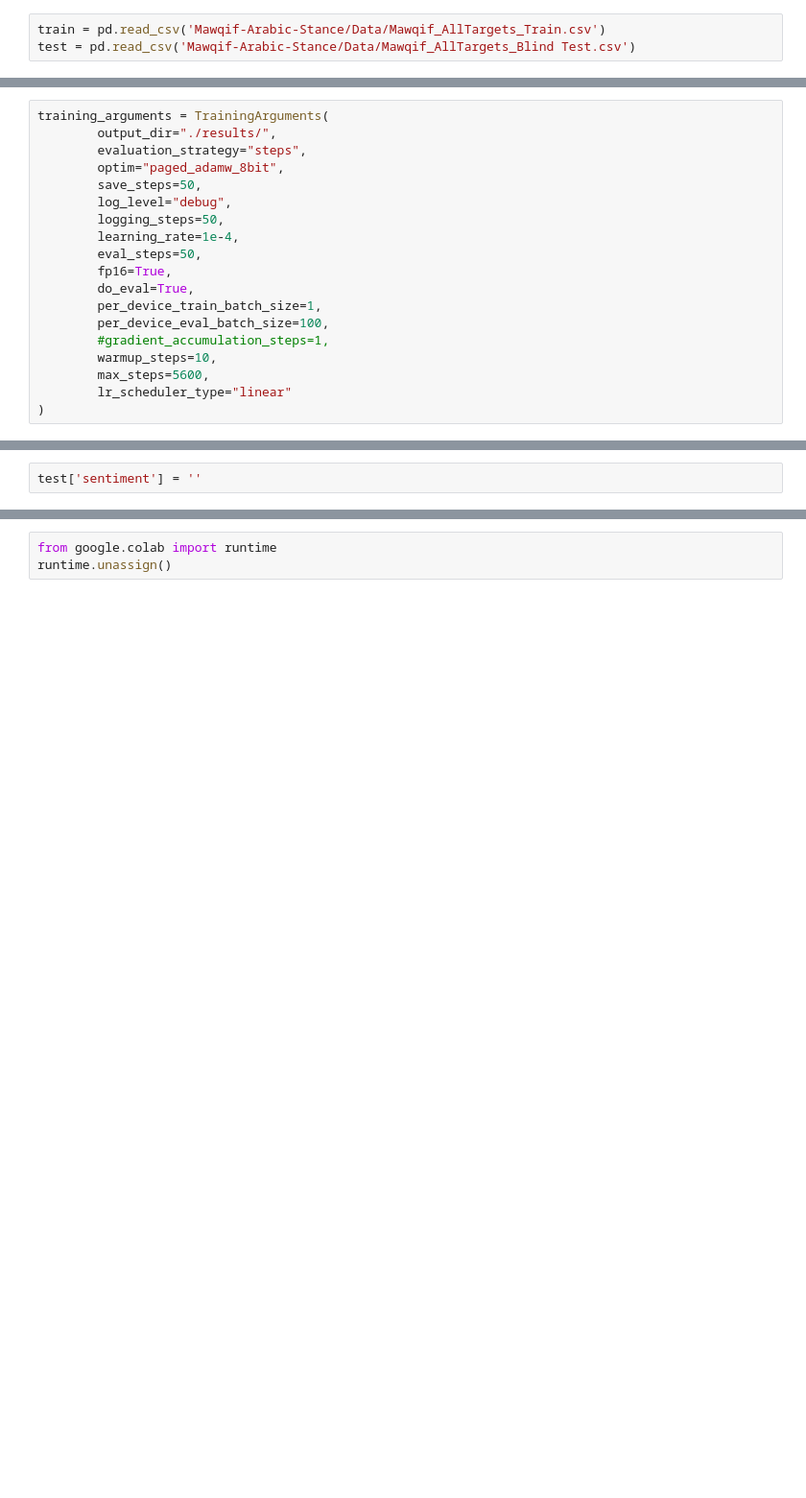
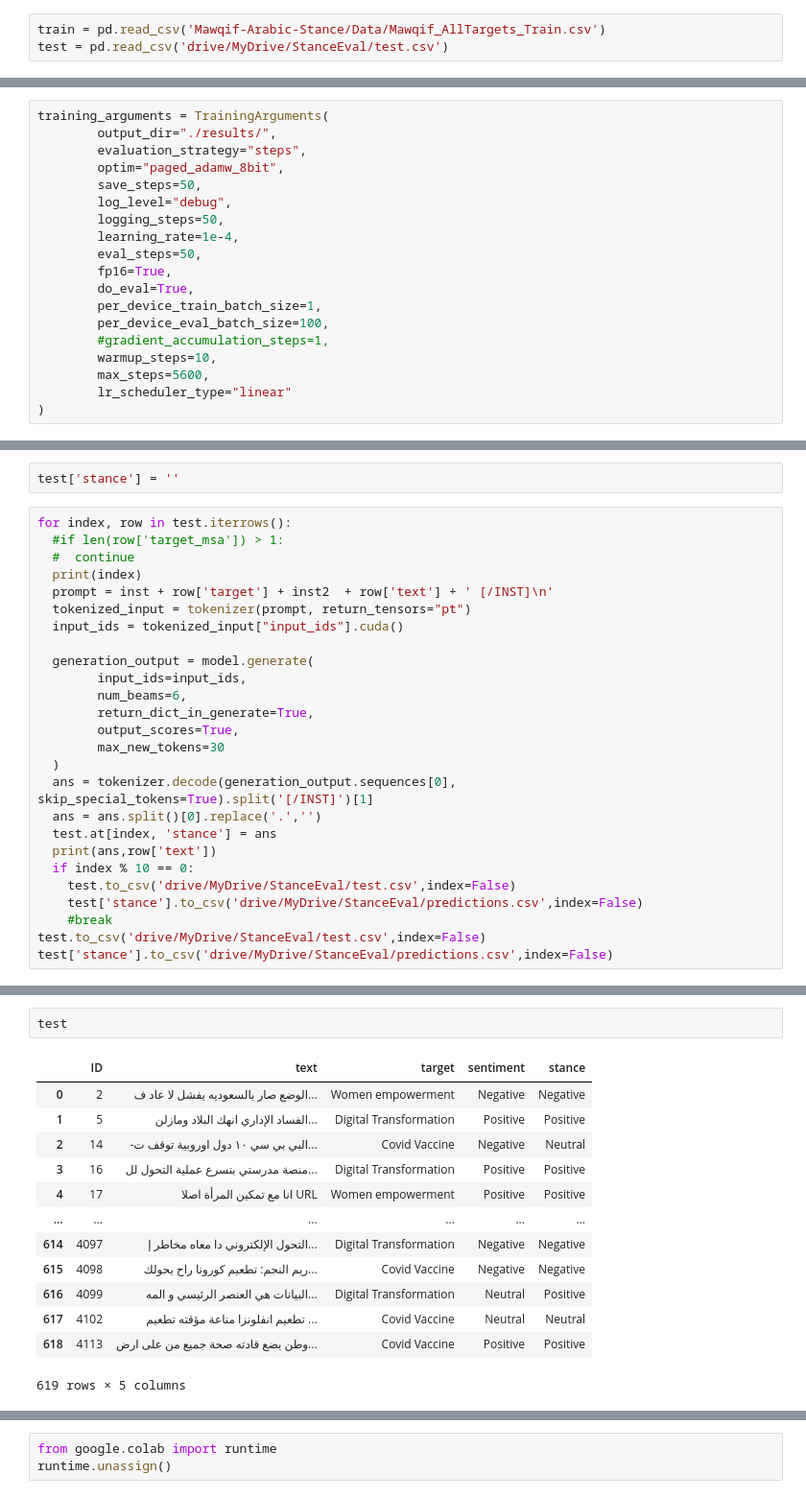
Before and after one commit to MichaelIbrahim-GaTech/StanceEval2024, a Jupyter notebook: StanceEval.ipynb, the cells around one changed output, grey strips where cells are left out. Shown at 96% size. Drawn from its saved outputs; the diff is of its cells as text; blank space fills up the shorter version.

```diff
--- a/StanceEval.ipynb
+++ b/StanceEval.ipynb
@@ -51,7 +57,7 @@ from trl import SFTTrainer
 import torch
 # %%
 train = pd.read_csv('Mawqif-Arabic-Stance/Data/Mawqif_AllTargets_Train.csv')
-test = pd.read_csv('Mawqif-Arabic-Stance/Data/Mawqif_AllTargets_Blind Test.csv')
+test = pd.read_csv('drive/MyDrive/StanceEval/test.csv')
 # %%
 train = train.sort_values(by=['target'])
 train = train.reset_index()
@@ -199,0 +206,28 @@ TrainOutput(global_step=5600, training_loss=1.1316608599254063, metrics={'train_
+# %%
+test['stance'] = ''
+# %%
+for index, row in test.iterrows():
+  #if len(row['target_msa']) > 1:
+  #  continue
+  print(index)
+  prompt = inst + row['target'] + inst2  + row['text'] + ' [/INST]\n'
+  tokenized_input = tokenizer(prompt, return_tensors="pt")
+  input_ids = tokenized_input["input_ids"].cuda()
+
+  generation_output = model.generate(
+        input_ids=input_ids,
+        num_beams=6,
+        return_dict_in_generate=True,
+        output_scores=True,
+        max_new_tokens=30
+  )
+  ans = tokenizer.decode(generation_output.sequences[0], skip_special_tokens=True).split('[/INST]')[1]
+  ans = ans.split()[0].replace('.','')
+  test.at[index, 'stance'] = ans
+  print(ans,row['text'])
+  if index % 10 == 0:
+    test.to_csv('drive/MyDrive/StanceEval/test.csv',index=False)
+    test['stance'].to_csv('drive/MyDrive/StanceEval/predictions.csv',index=False)
+    #break
+test.to_csv('drive/MyDrive/StanceEval/test.csv',index=False)
+test['stance'].to_csv('drive/MyDrive/StanceEval/predictions.csv',index=False)
@@ -200,2 +259,16 @@ TrainOutput(global_step=5600, training_loss=1.1316608599254063, metrics={'train_
 # %%
-test['sentiment'] = ''
+test
+# %% [output]
+|  | ID | text | target | sentiment | stance |
+| 0 | 2 | الوضع صار بالسعوديه يفشل لا عاد ف... | Women empowerment | Negative | Negative |
+| 1 | 5 | الفساد الإداري انهك البلاد ومازلن... | Digital Transformation | Positive | Positive |
+| 2 | 14 | -البي بي سي ١٠ دول اوروبية توقف ت... | Covid Vaccine | Negative | Neutral |
+| 3 | 16 | منصة مدرستي بتسرع عملية التحول لل... | Digital Transformation | Positive | Positive |
+| 4 | 17 | انا مع تمكين المرأة اصلا URL | Women empowerment | Positive | Positive |
+| ... | ... | ... | ... | ... | ... |
+| 614 | 4097 | التحول الإلكتروني دا معاه مخاطر إ... | Digital Transformation | Negative | Negative |
+| 615 | 4098 | ريم النجم: تطعيم كورونا راح يحولك... | Covid Vaccine | Negative | Negative |
+| 616 | 4099 | البيانات هي العنصر الرئيسي و المه... | Digital Transformation | Neutral | Positive |
+| 617 | 4102 | تطعيم انفلونزا مناعة مؤقته تطعيم ... | Covid Vaccine | Neutral | Neutral |
+| 618 | 4113 | وطن يضع قادته صحة جميع من على ارض... | Covid Vaccine | Positive | Positive |
+619 rows × 5 columns
```
Also changed, not shown: parts of 9 cells of this notebook.
